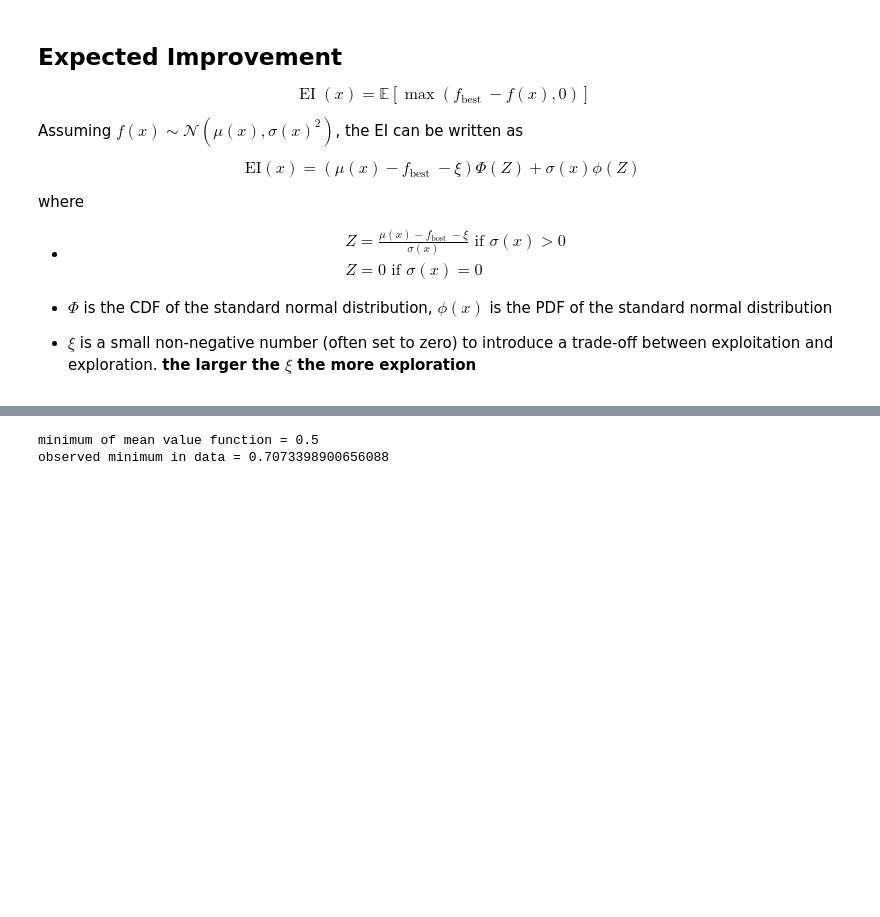
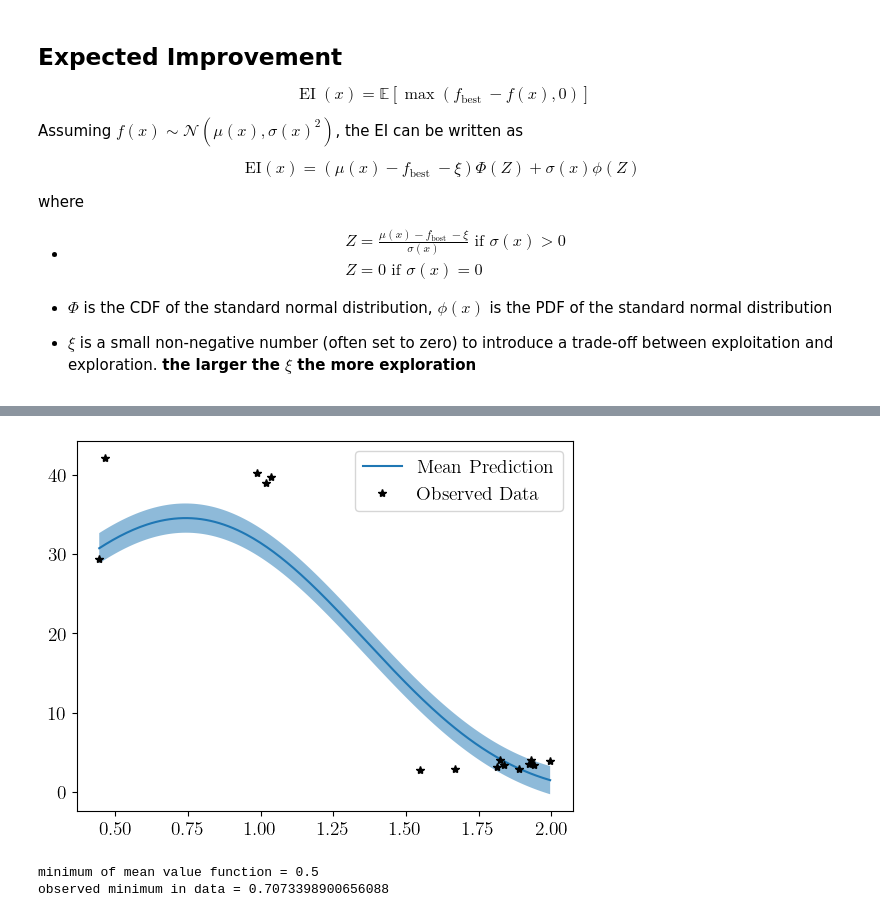
Before and after one commit to AliAlkadhim/Pythia8_SBI_Tune, a Jupyter notebook: code/BayesOpt/GPytorch_Tune_a.ipynb, the cells around one changed output, grey strips where cells are left out. Drawn from its saved outputs; the diff is of its cells as text; code cells hidden in the pictures; blank space fills up the shorter version.

```diff
--- a/code/BayesOpt/GPytorch_Tune_a.ipynb
+++ b/code/BayesOpt/GPytorch_Tune_a.ipynb
@@ -388,38 +482,3 @@ class Sample_param:
         return torch.linspace(start=PARAM_DICT[pre_postfix][0],
                 end=PARAM_DICT[pre_postfix][1],
                 steps=self.size)
-# %%
-likelihood = gpytorch.likelihoods.GaussianLikelihood()
-
-model = GPModel(train_x_a, train_y_a, likelihood)
-
-# Use the Adam optimizer
-optimizer = torch.optim.Adam(model.parameters(), lr=0.1)  # Includes GaussianLikelihood parameters
-mll = gpytorch.mlls.ExactMarginalLogLikelihood(likelihood, model)
-
-# Optimize the model
-model.train()
-likelihood.train()
-
-for i in range(5):
-    optimizer.zero_grad()
-    output = model(train_x_a)
-    loss = - mll(output, train_y_a)
-    loss.backward()
-    optimizer.step()
-
-     # use EI to find the next point to evaluate
-    model.eval()
-    likelihood.eval()
-    x_candidates = Sample_param(param='aLund',size=10).uniform()
-    ei = expected_improvement(model, train_y_a, x_candidates)
-    ei_argmax = ei.argmax()
-    next_x = x_candidates[ei_argmax]
-    next_y = true_objective_func(next_x.float())
-
-# update training points
-    train_x_a = torch.cat([train_x_a, next_x.unsqueeze(-1)])
-    next_y = torch.tensor([next_y])
-    train_y_a = torch.cat([train_y_a, next_y])
-
-    model.set_train_data(inputs=train_x_a, targets=train_y_a, strict=False)
@@ -542,3 +650,7 @@ plt.show()
+# %%
+plot_model(model)
+# %% [output]
+[figure, added]
 # %%
 pred_mean = pred.mean.numpy()
 param = a_linspace.numpy()
```
Also changed, not shown: parts of 21 cells of this notebook.
